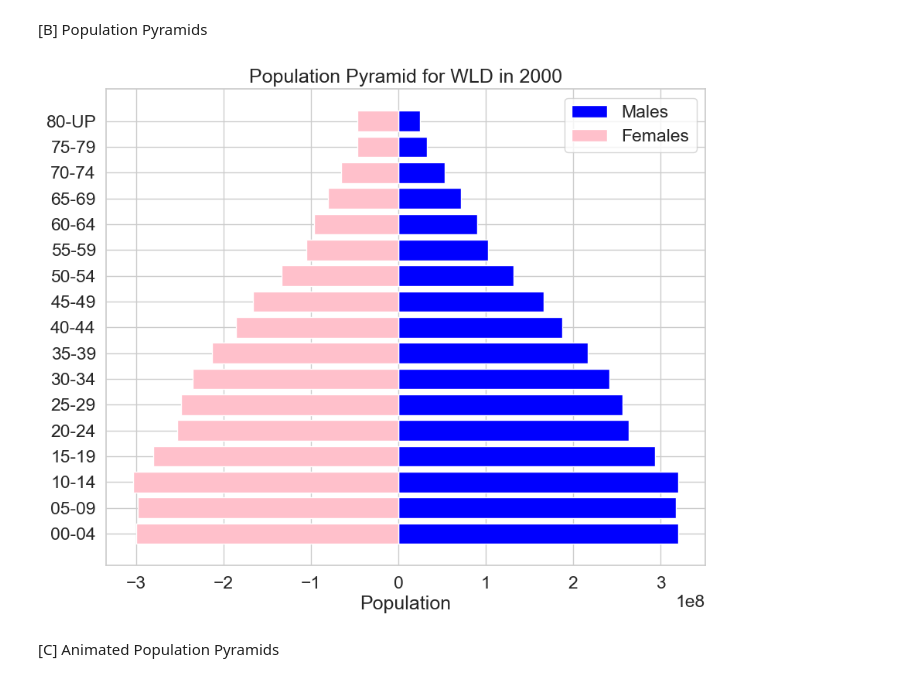
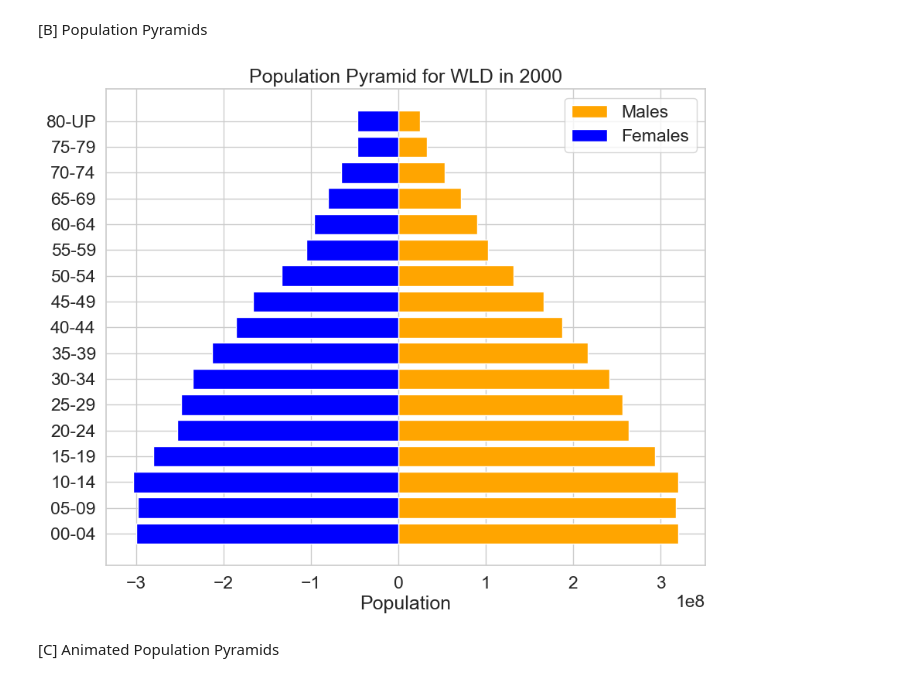
Before and after one commit to malenabuffagni/JudithBlake, a Jupyter notebook: Project_1.ipynb, the cells around one changed output. Cells and saved outputs as stored; diff of their text form; code cells hidden in the pictures.

```diff
--- a/Project_1.ipynb
+++ b/Project_1.ipynb
@@ -183,26 +183,26 @@ TypeError: 'WBDataFrame' object is not callable
 # %%
 import matplotlib.pyplot as plt
 
 def plot_population_pyramid(df, place, date):
 
     df_filtered = df.xs((place, date), level=('place', 'date'))
 
     df_filtered = df_filtered.sort_index()
 
     # Creating the bar plot
     age_groups = df_filtered['age']
     fig, ax = plt.subplots(figsize=(10, 8))
-    ax.barh(age_groups, df_filtered['male'], color='blue', label='Males')
-    ax.barh(age_groups, -df_filtered['female'], color='pink', label='Females')
+    ax.barh(age_groups, df_filtered['male'], color='orange', label='Males')
+    ax.barh(age_groups, -df_filtered['female'], color='blue', label='Females')
     ax.set_xlabel('Population')
     ax.set_title(f'Population Pyramid for {place} in {date}')
     ax.legend()
     ax.grid(True)
     plt.show()
 
 plot_population_pyramid(population_df, 'WLD', 2000)
 # %% [output]
-[figure, old version]
+[figure, new version]
 # %% [markdown]
  [C] Animated Population Pyramids
 # %%
```
